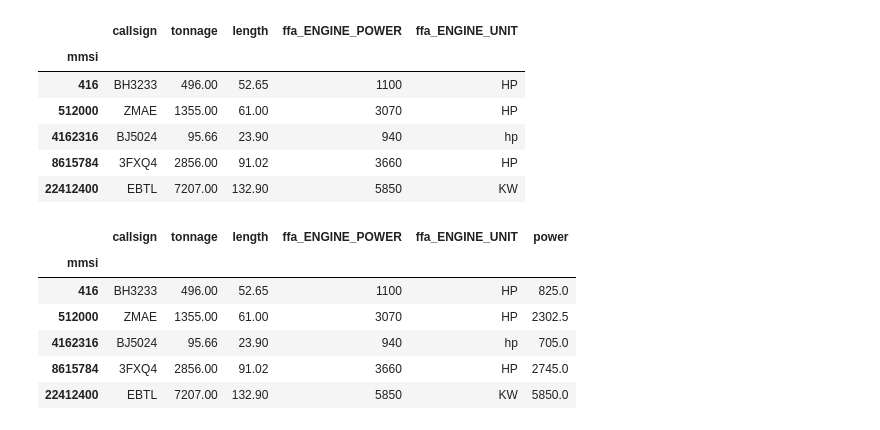
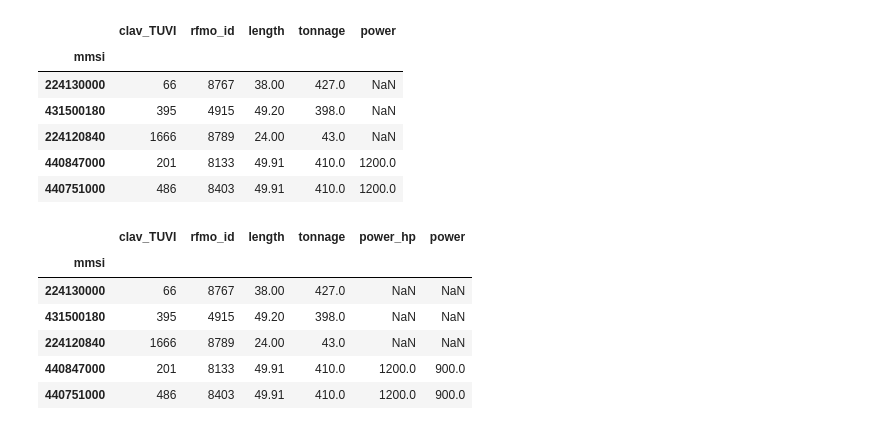
Before and after one commit to GlobalFishingWatch/mussidae, a Jupyter notebook: mussidae/kroodsma_listbuld_v2/IATTC_list_production.ipynb, the cells around one changed output. Saved outputs shown, nothing was run; the diff lists cells and outputs as text; code cells hidden in the pictures.

```diff
--- a/mussidae/kroodsma_listbuld_v2/IATTC_list_production.ipynb
+++ b/mussidae/kroodsma_listbuld_v2/IATTC_list_production.ipynb
@@ -31,38 +5,39 @@ ffa =pd.io.gbq.read_gbq(q, project_id='world-fishing-827', verbose = False )
+# %%
+# first find the geartypes
+iattc = pd.DataFrame.from_csv('from_bigquery/matched_mmsi_IATTC.csv')
 # %%
-ffa = ffa.set_index('mmsi')
-ffa.head()
+# ffa = ffa.set_index('mmsi')
+iattc.head()
 # %% [output]
-|  | callsign | tonnage | length | ffa_ENGINE_POWER | ffa_ENGINE_UNIT |
+|  | clav_TUVI | rfmo_id | length | tonnage | power |
 | mmsi |  |  |  |  |  |
-| 416 | BH3233 | 496.00 | 52.65 | 1100 | HP |
-| 512000 | ZMAE | 1355.00 | 61.00 | 3070 | HP |
-| 4162316 | BJ5024 | 95.66 | 23.90 | 940 | hp |
-| 8615784 | 3FXQ4 | 2856.00 | 91.02 | 3660 | HP |
-| 22412400 | EBTL | 7207.00 | 132.90 | 5850 | KW |
+| 224130000 | 66 | 8767 | 38.00 | 427.0 | NaN |
+| 431500180 | 395 | 4915 | 49.20 | 398.0 | NaN |
+| 224120840 | 1666 | 8789 | 24.00 | 43.0 | NaN |
+| 440847000 | 201 | 8133 | 49.91 | 410.0 | 1200.0 |
+| 440751000 | 486 | 8403 | 49.91 | 410.0 | 1200.0 |
+# %%
+iattc = iattc.rename(columns = {'power':'power_hp'})
 # %%
 # 1 ps = 0.735499 kw
 # 1 hp = 0.7457 kw
 
-def calc_kw(a,b):
+def calc_kw(a):
     try:
-        c = 1
-        if b.upper() == "HP":
-            c = .75
-        if b.upper() == "PS":
-            c = .74
+        c = .75
         return float(a)*c
     except:
         return None
 
 
-ffa['power'] = ffa.apply(lambda row: calc_kw(row['ffa_ENGINE_POWER'], row['ffa_ENGINE_UNIT']), axis=1)
+iattc['power'] = iattc.apply(lambda row: calc_kw(row['power_hp']), axis=1)
 # %%
-ffa.head()
+iattc.head()
 # %% [output]
-|  | callsign | tonnage | length | ffa_ENGINE_POWER | ffa_ENGINE_UNIT | power |
+|  | clav_TUVI | rfmo_id | length | tonnage | power_hp | power |
 | mmsi |  |  |  |  |  |  |
-| 416 | BH3233 | 496.00 | 52.65 | 1100 | HP | 825.0 |
-| 512000 | ZMAE | 1355.00 | 61.00 | 3070 | HP | 2302.5 |
-| 4162316 | BJ5024 | 95.66 | 23.90 | 940 | hp | 705.0 |
-| 8615784 | 3FXQ4 | 2856.00 | 91.02 | 3660 | HP | 2745.0 |
-| 22412400 | EBTL | 7207.00 | 132.90 | 5850 | KW | 5850.0 |
+| 224130000 | 66 | 8767 | 38.00 | 427.0 | NaN | NaN |
+| 431500180 | 395 | 4915 | 49.20 | 398.0 | NaN | NaN |
+| 224120840 | 1666 | 8789 | 24.00 | 43.0 | NaN | NaN |
+| 440847000 | 201 | 8133 | 49.91 | 410.0 | 1200.0 | 900.0 |
+| 440751000 | 486 | 8403 | 49.91 | 410.0 | 1200.0 | 900.0 |
```
Also changed, not shown: parts of 3 cells of this notebook, 15 other files.
